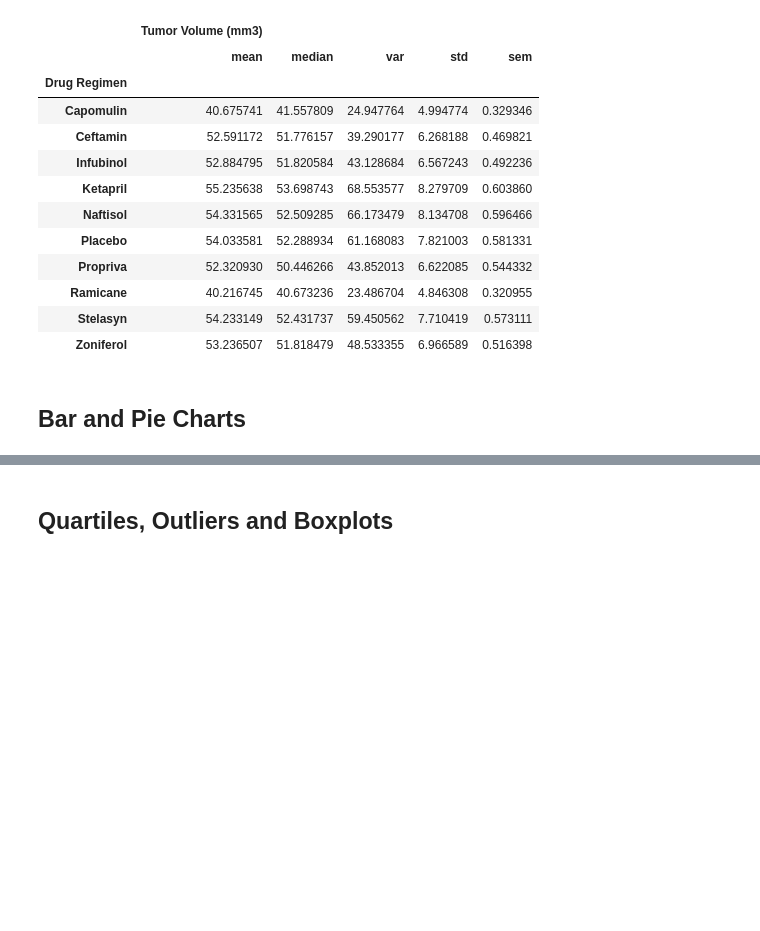
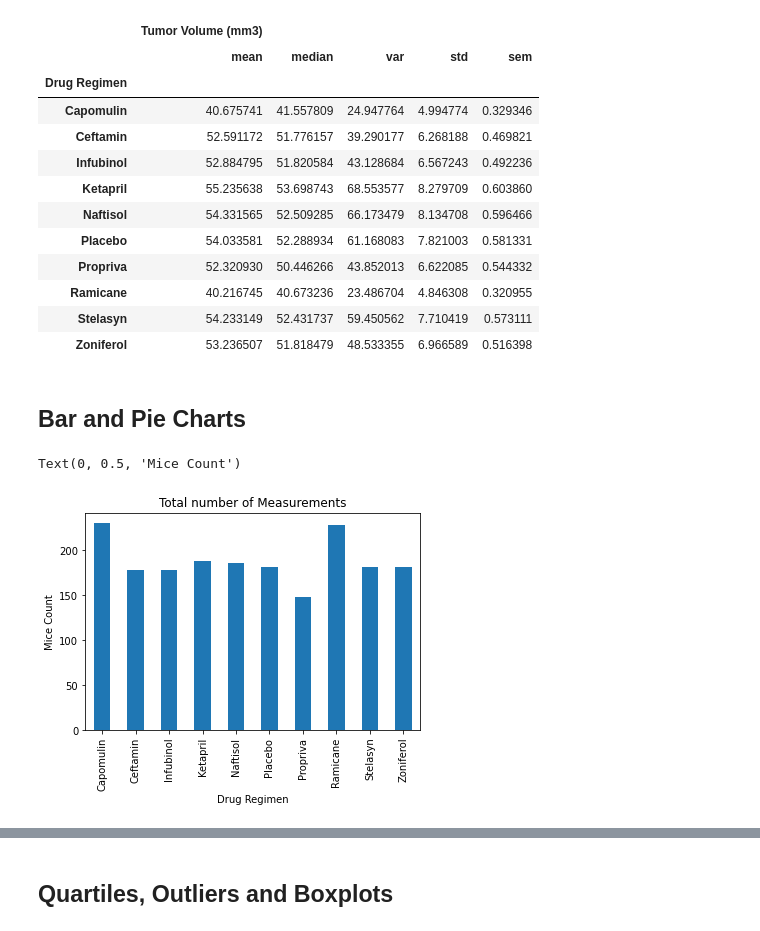
Before and after one commit to Ainash-Toleu/matplotlib-challenge, a Jupyter notebook: pymaceuticals_starter.ipynb, the cells around one changed output, grey strips where cells are left out. Drawn from its saved outputs; the diff is of its cells as text; code cells hidden in the pictures; blank space fills up the shorter version.

Commit message:
plotted pie and bar charts

```diff
--- a/pymaceuticals_starter.ipynb
+++ b/pymaceuticals_starter.ipynb
@@ -148,3 +148,10 @@ mouse_data.agg(["mean", "median", "var", "std", "sem"])
 ## Bar and Pie Charts
 # %%
 # Generate a bar plot showing the total number of measurements taken on each drug regimen using pandas.
+drug_regimen_measurements = unique_mouse_data.groupby("Drug Regimen").count()["Mouse ID"]
+drug_regimen_measurements.plot(kind = 'bar')
+plt.title("Total number of Measurements")
+plt.ylabel("Mice Count")
+# %% [output]
+Text(0, 0.5, 'Mice Count')
+[figure, added]
```
Also changed, not shown: parts of 6 cells of this notebook.
